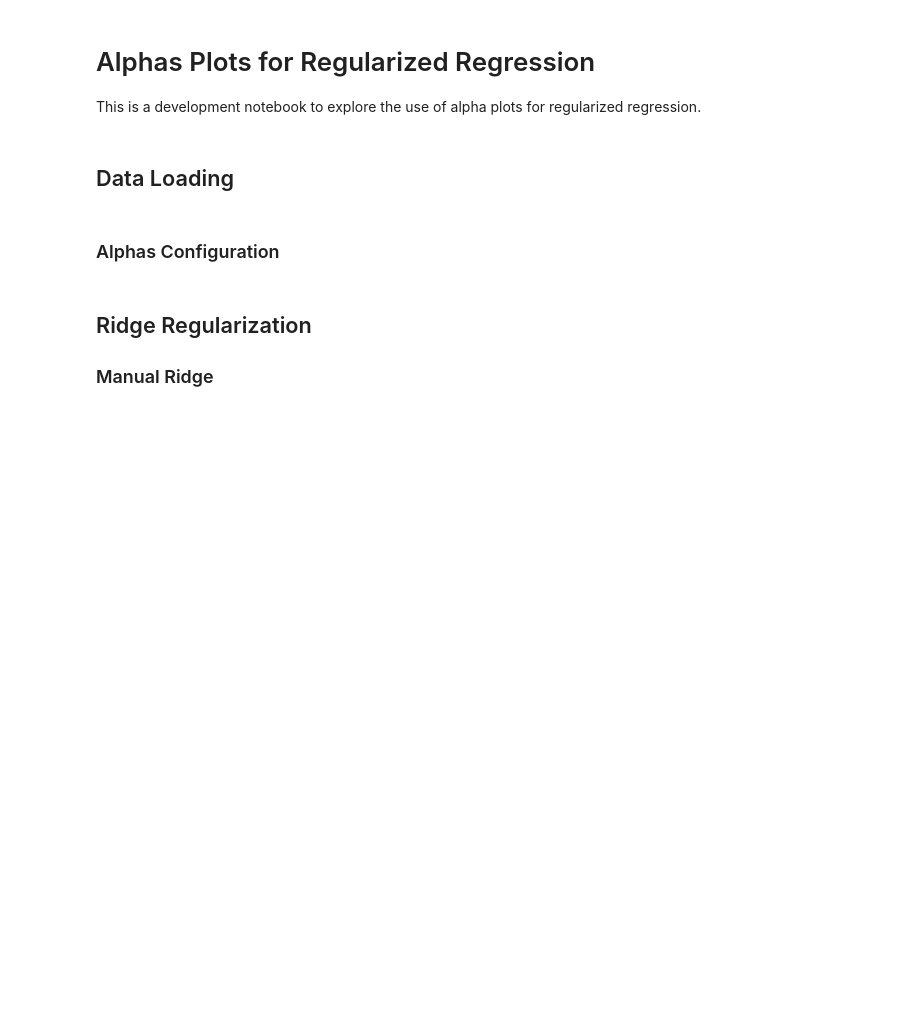
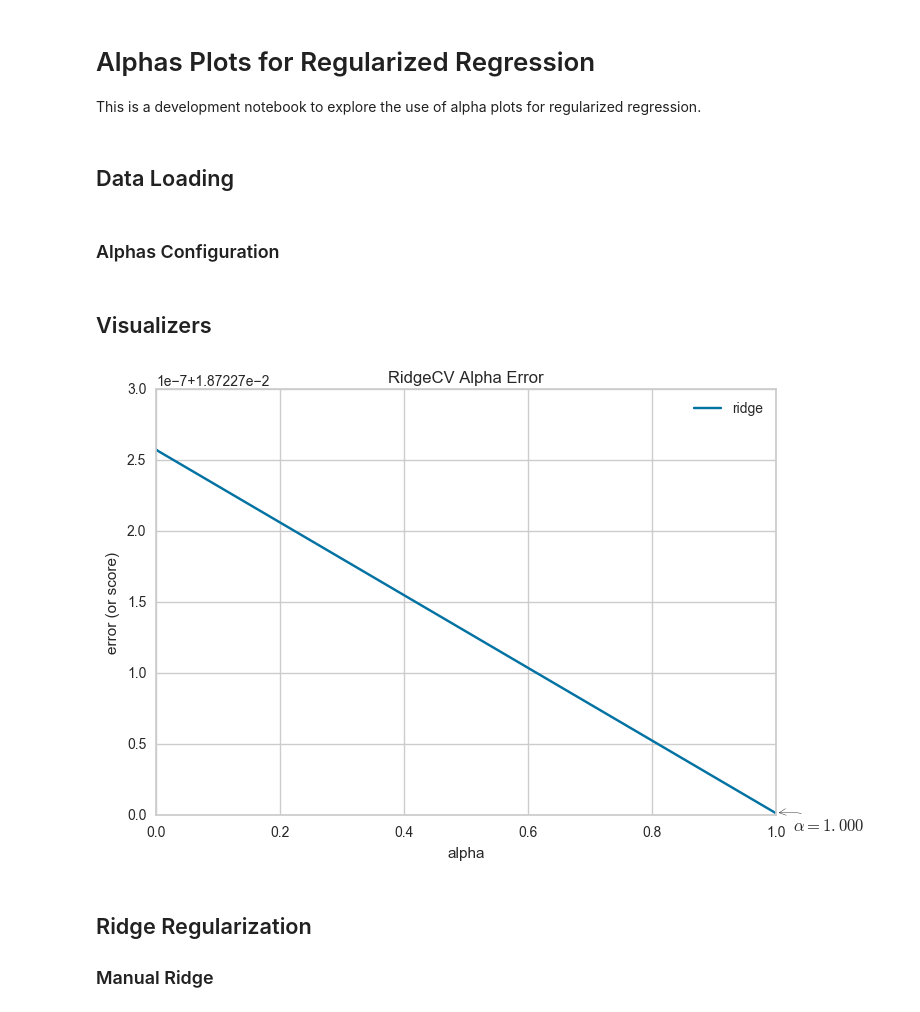
Before and after one commit to DistrictDataLabs/yellowbrick, a Jupyter notebook: examples/bbengfort/alphas.ipynb, the cells around one changed output. Cells and saved outputs as stored; diff of their text form; code cells hidden in the pictures; blank space fills up the shorter version.

Commit message:
Initial prototype of alpha selection visualizer Also refactored the regressor module and documentation.

```diff
--- a/examples/bbengfort/alphas.ipynb
+++ b/examples/bbengfort/alphas.ipynb
@@ -60,3 +60,5 @@ y = df[target_name].as_matrix()
 # %%
 # Set the alphas
 alphas = np.logspace(-10, 0, 400)
+# %% [markdown]
+## Visualizers
@@ -62,0 +68,6 @@ alphas = np.logspace(-10, 0, 400)
+# %%
+model = AlphaSelection(RidgeCV(alphas=alphas, scoring="neg_mean_squared_error"))
+model.fit(X, y)
+model.poof()
+# %% [output]
+[figure, added]
```
Also changed, not shown: parts of 16 cells of this notebook, 13 other files.
